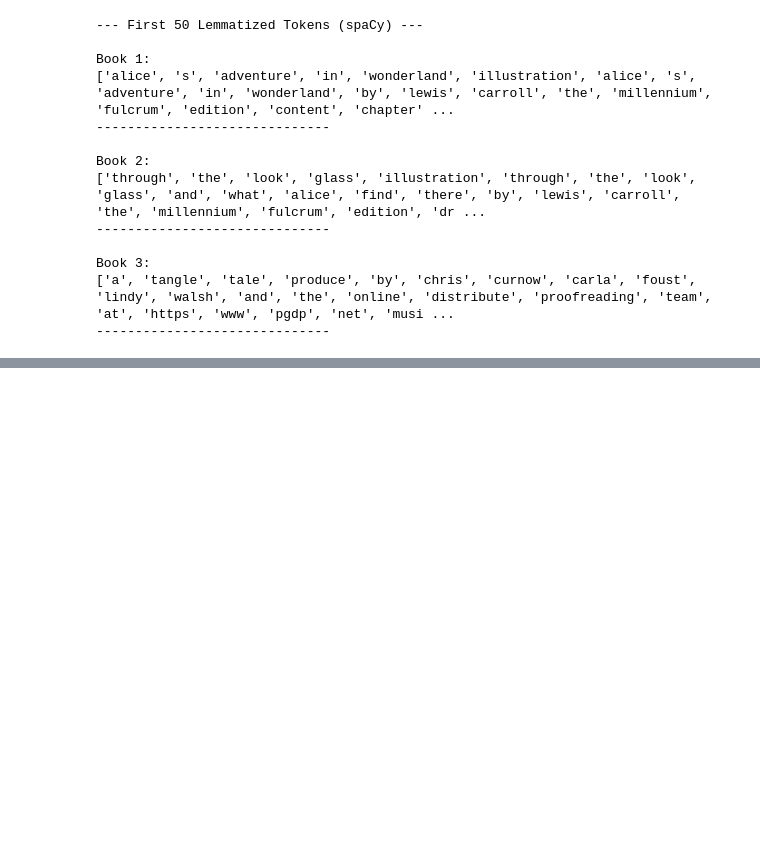
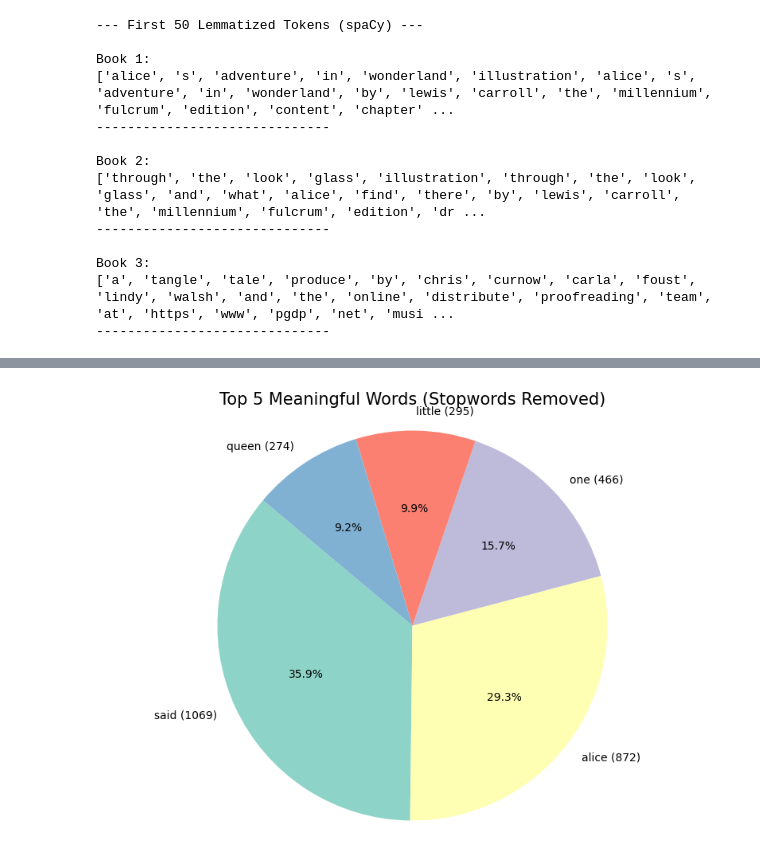
Before and after one commit to benbokser/DI193, a Jupyter notebook: week8/day1/DailyChallenge.ipynb, the cells around one changed output, grey strips where cells are left out. Saved outputs shown, nothing was run; the diff lists cells and outputs as text; code cells hidden in the pictures; blank space fills up the shorter version.

```diff
--- a/week8/day1/DailyChallenge.ipynb
+++ b/week8/day1/DailyChallenge.ipynb
@@ -399,0 +650,34 @@ Book 3:
+# %%
+# 5. Analyse the outputs: Are those words informative? Are they insightful or expected?
+
+# This is certainly expected. These are very common words, among the most common words used in English, and considered
+# stopwords. They are not necessarily informative or insightful. We could do this again after removing stopwords to
+# attain greater insight. Here we go:
+
+# 1. Load the English stopwords
+# Ensure you've run nltk.download('stopwords')
+stop_words = set(stopwords.words('english'))
+
+# 2. Combine and filter all tokens
+# We lowercase them to match the stopword list and remove any non-alphabetic items
+all_tokens = [token for book in cleaned_corpus_tokens for token in book]
+filtered_tokens = [word.lower() for word in all_tokens if word.lower() not in stop_words and word.isalpha()]
+
+# 3. Get the 5 most frequent meaningful words
+total_bow_filtered = Counter(filtered_tokens)
+top_five_filtered = total_bow_filtered.most_common(5)
+
+# 4. Separate labels and values
+labels = [f"{word} ({count})" for word, count in top_five_filtered]
+values = [count for word, count in top_five_filtered]
+
+# 5. Create the Pie Plot
+plt.figure(figsize=(10, 7))
+# Using 'Set3' or 'Pastel1' colormaps often looks nice for these
+plt.pie(values, labels=labels, autopct='%1.1f%%', startangle=140, colors=plt.cm.Set3.colors)
+
+plt.title("Top 5 Meaningful Words (Stopwords Removed)", fontsize=15)
+plt.axis('equal')
+plt.show()
+# %% [output]
+[figure, added]
```
Also changed, not shown: parts of 15 cells of this notebook.
